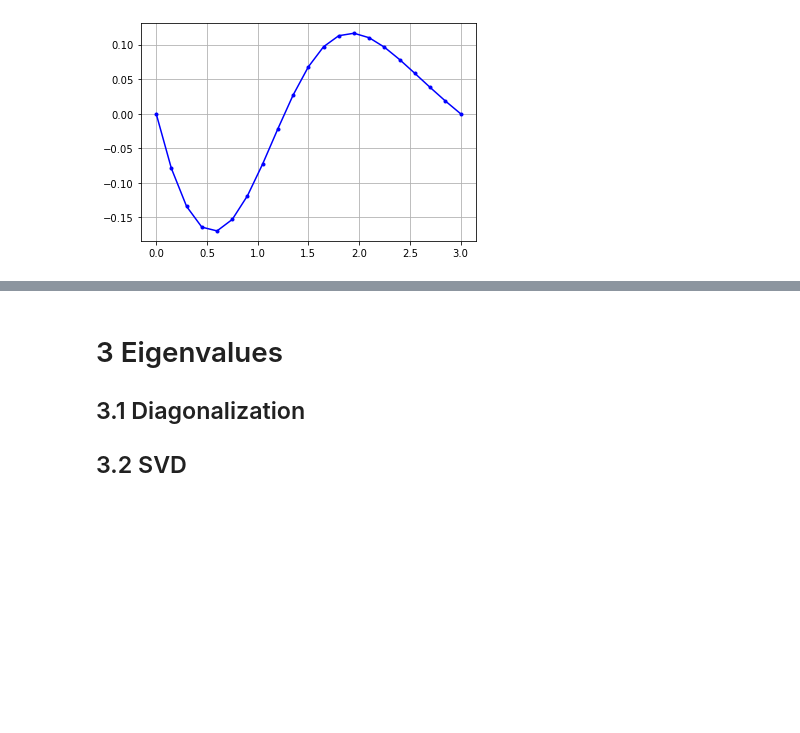
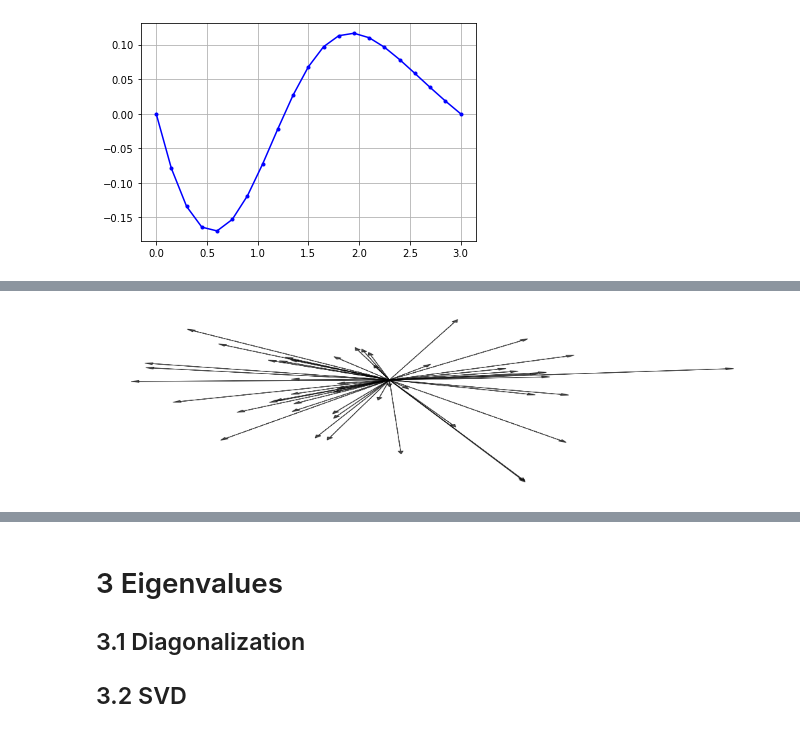
Before and after one commit to UBCMath/MATH307, a Jupyter notebook: img/images.ipynb, the cells around one changed output, grey strips where cells are left out. Drawn from its saved outputs; the diff is of its cells as text; code cells hidden in the pictures; blank space fills up the shorter version.

```diff
--- a/img/images.ipynb
+++ b/img/images.ipynb
@@ -294,0 +299,10 @@ plt.show()
+# %%
+plt.figure(figsize=(14,4))
+for _ in range(0,50):
+    plt.arrow(0,0,np.random.randn(),np.random.randn(),head_width=0.05,alpha=0.7,color='k')
+plt.axis(False)
+plt.tight_layout()
+plt.savefig('02_01_01.png',dpi=300)
+plt.show()
+# %% [output]
+[figure, added]
```
Also changed, not shown: parts of 4 cells of this notebook, 5 other files.
